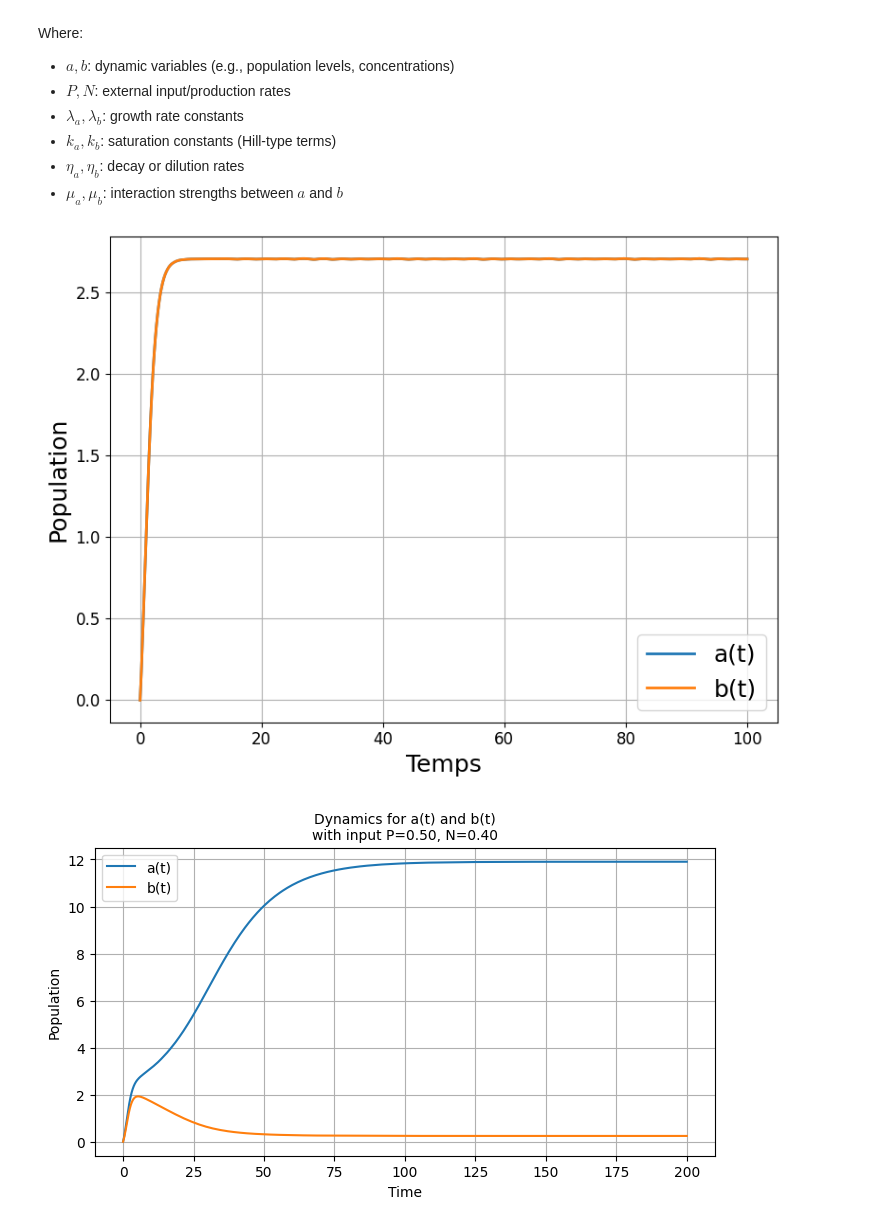
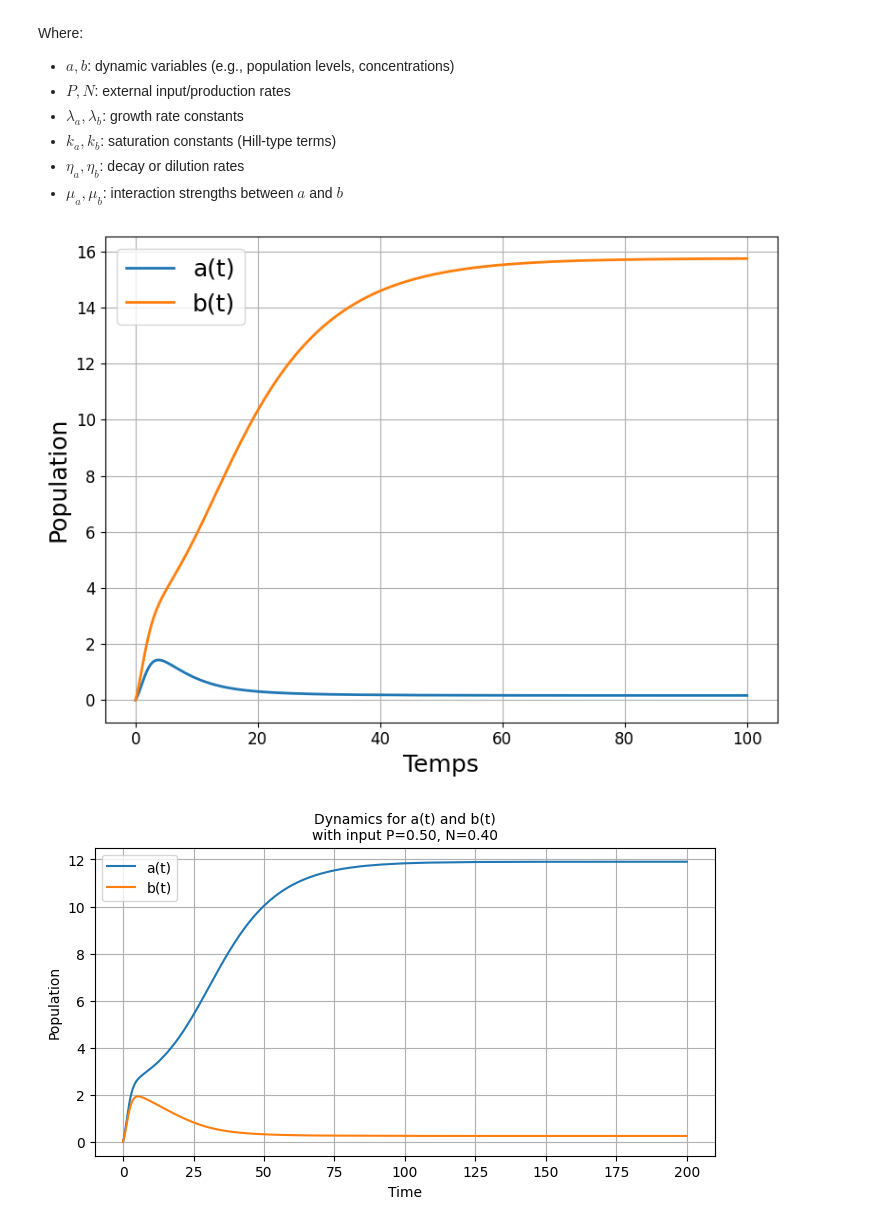
Before and after one commit to Aeronobase/Code-neural-network-with-CRNs, a Jupyter notebook: Notebook/Sym Neuron-1.Phase diagram.ipynb, the cells around one changed output. Drawn from its saved outputs; the diff is of its cells as text; code cells hidden in the pictures.

```diff
--- a/Notebook/Sym Neuron-1.Phase diagram.ipynb
+++ b/Notebook/Sym Neuron-1.Phase diagram.ipynb
@@ -31,51 +38,50 @@ Where:
+# %%
+# Paramètres fixes
+eta = 0.1
+mu = 0.2
+ka = 0.7
+kb = 0.7
+lambda_a = 1.0
+lambda_b = 1.0
+
+# Entrées définies manuellement
+P = 0.4  # <-- Change cette valeur si besoin
+N = 0.8 # <-- Change cette valeur si besoin
+a0 = 0.0
+b0 = 0.0
 # %%
-from scipy.integrate import solve_ivp
-import numpy as np
-import matplotlib.pyplot as plt
-
-# Paramètres fixes
-eta = 0.1
-mu = 0.2
-ka = 0.7
-kb = 0.7
-lambda_a = 1.0
-lambda_b = 1.0
-
-# Entrées définies manuellement
-P = 0.8  # <-- Change cette valeur si besoin
-N = 0.8 # <-- Change cette valeur si besoin
-
+#raw version of the dynamics of a and b where the parameters are fixed and the inputs are defined manually
 # Système d'EDO
 def dydt(t, y):
     a, b = y
     da_dt = P + (lambda_a * a) / (1 + ka * a) - eta * a - mu * a * b
     db_dt = N + (lambda_b * b) / (1 + kb * b) - eta * b - mu * a * b
     return [da_dt, db_dt]
 
 # Conditions initiales et temps
 y0 = [0.0,0.0]
 t_span = [0, 100]
 t_eval = np.linspace(0, 100, 1000)
 
 # Résolution
 sol = solve_ivp(dydt, t_span, y0, t_eval=t_eval)
 
 
 # Tracé
 plt.figure(figsize=(8, 6))
 plt.plot(sol.t, sol.y[0], label='a(t)',linewidth=2)
 plt.plot(sol.t, sol.y[1], label='b(t)',linewidth=2)
 
 plt.xlabel('Temps', fontsize=18)  # Taille plus grande pour l'axe X
 plt.ylabel('Population', fontsize=18)  # Taille plus grande pour l'axe Y
 
 plt.grid(True)
 
 plt.legend(fontsize=18)  # Légende plus grande
 
 plt.tick_params(axis='both', which='major', labelsize=12)  # Taille des ticks
 
 plt.tight_layout()
 plt.show()
 # %% [output]
-[figure, old version]
+[figure, new version]
```
Also changed, not shown: parts of 28 cells of this notebook, 3 other files.
